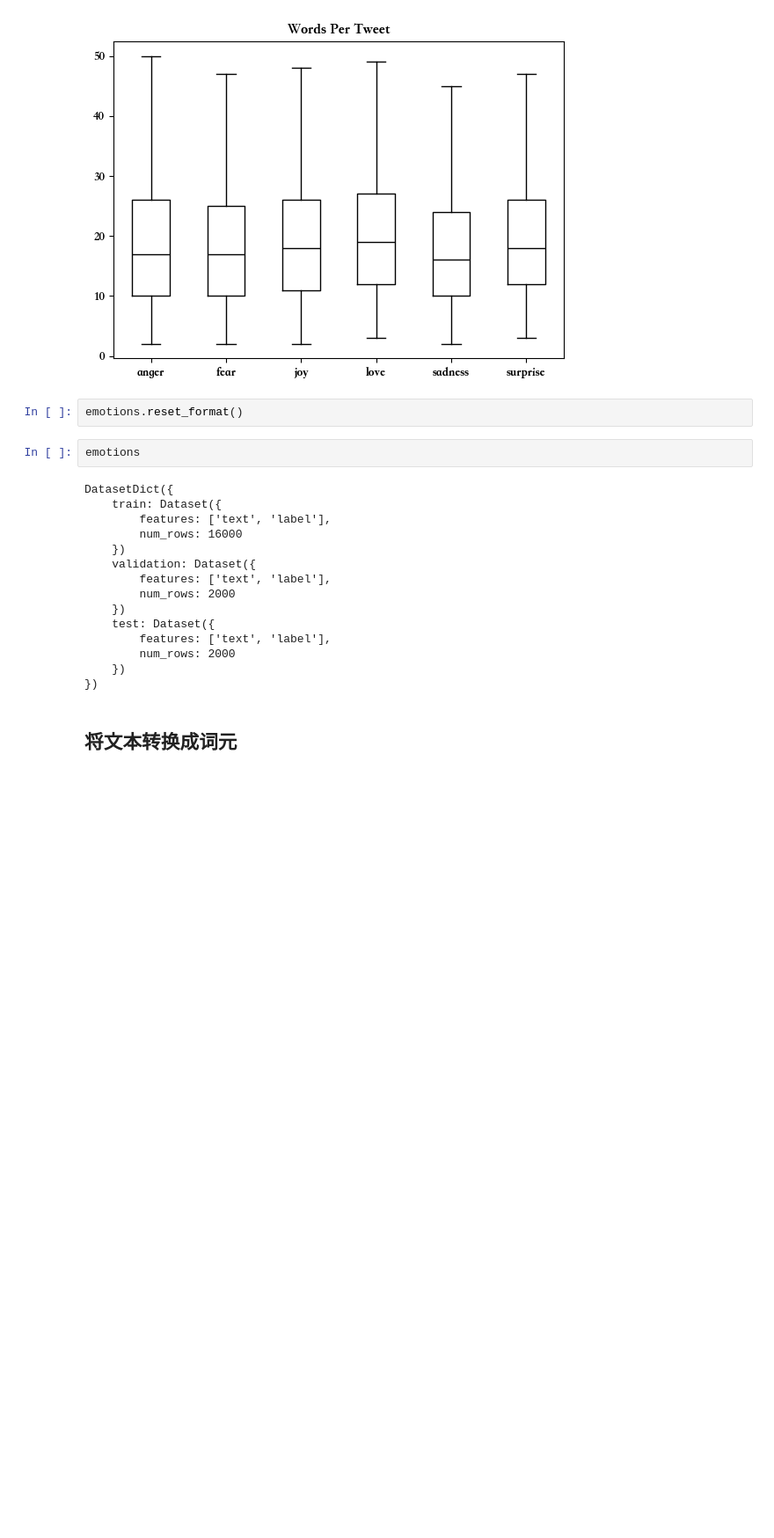
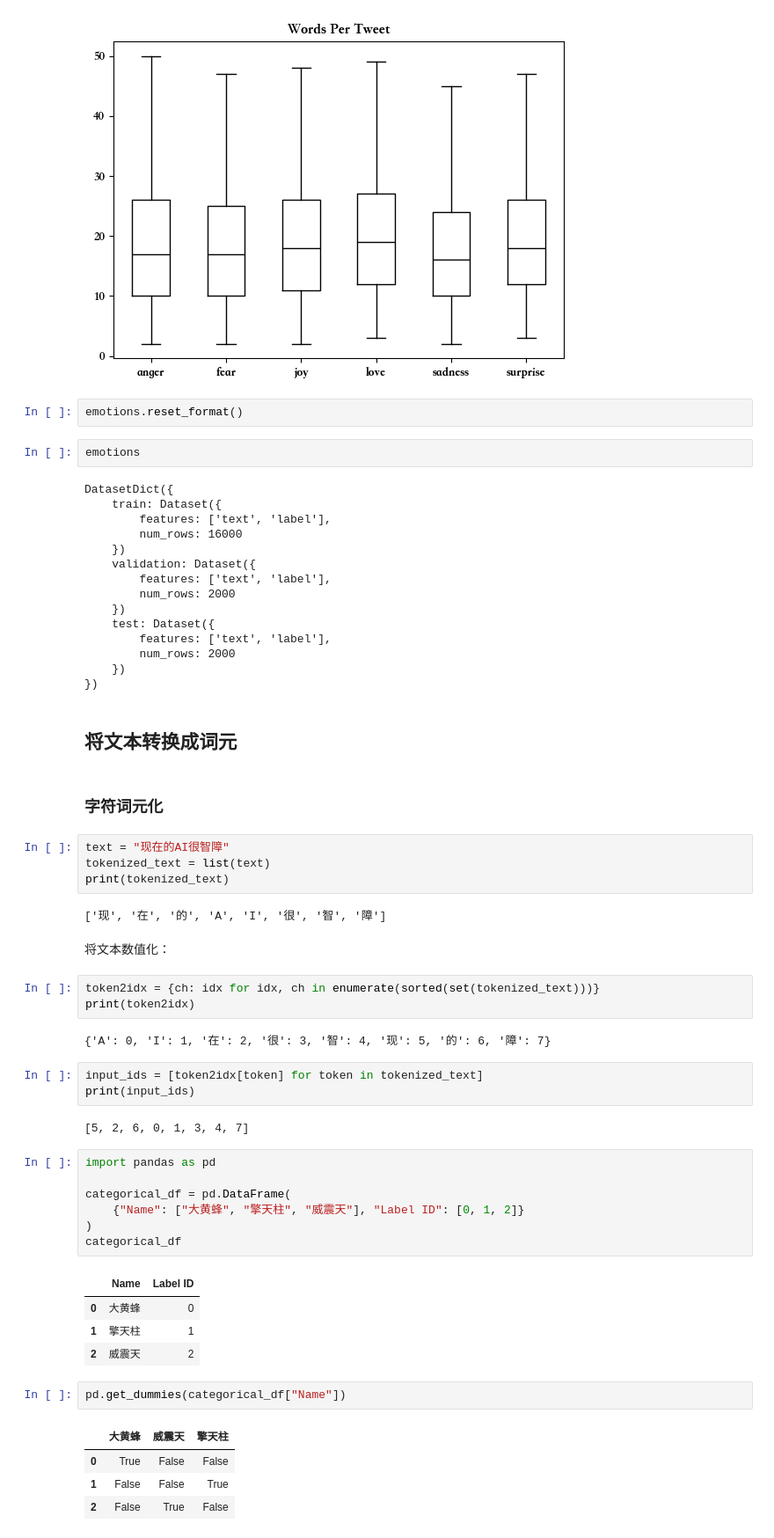
Before and after one commit to arcstep/ai-book, a Jupyter notebook: notes/文本分类.ipynb, the cells around one changed output. Shown: that part at 88% size. Cells and saved outputs as stored; diff of their text form; blank space fills up the shorter version.

Commit message:
Add code for tokenizing and converting text to numerical representation

```diff
--- a/notes/文本分类.ipynb
+++ b/notes/文本分类.ipynb
@@ -172,3 +170,42 @@ DatasetDict({
 })
 # %% [markdown]
 ## 将文本转换成词元
+# %% [markdown]
+### 字符词元化
+# %%
+text = "现在的AI很智障"
+tokenized_text = list(text)
+print(tokenized_text)
+# %% [output]
+['现', '在', '的', 'A', 'I', '很', '智', '障']
+# %% [markdown]
+将文本数值化：
+# %%
+token2idx = {ch: idx for idx, ch in enumerate(sorted(set(tokenized_text)))}
+print(token2idx)
+# %% [output]
+{'A': 0, 'I': 1, '在': 2, '很': 3, '智': 4, '现': 5, '的': 6, '障': 7}
+# %%
+input_ids = [token2idx[token] for token in tokenized_text]
+print(input_ids)
+# %% [output]
+[5, 2, 6, 0, 1, 3, 4, 7]
+# %%
+import pandas as pd
+
+categorical_df = pd.DataFrame(
+    {"Name": ["大黄蜂", "擎天柱", "威震天"], "Label ID": [0, 1, 2]}
+)
+categorical_df
+# %% [output]
+|  | Name | Label ID |
+| 0 | 大黄蜂 | 0 |
+| 1 | 擎天柱 | 1 |
+| 2 | 威震天 | 2 |
+# %%
+pd.get_dummies(categorical_df["Name"])
+# %% [output]
+|  | 大黄蜂 | 威震天 | 擎天柱 |
+| 0 | True | False | False |
+| 1 | False | False | True |
+| 2 | False | True | False |
```
Also changed, not shown: parts of 2 cells of this notebook.
